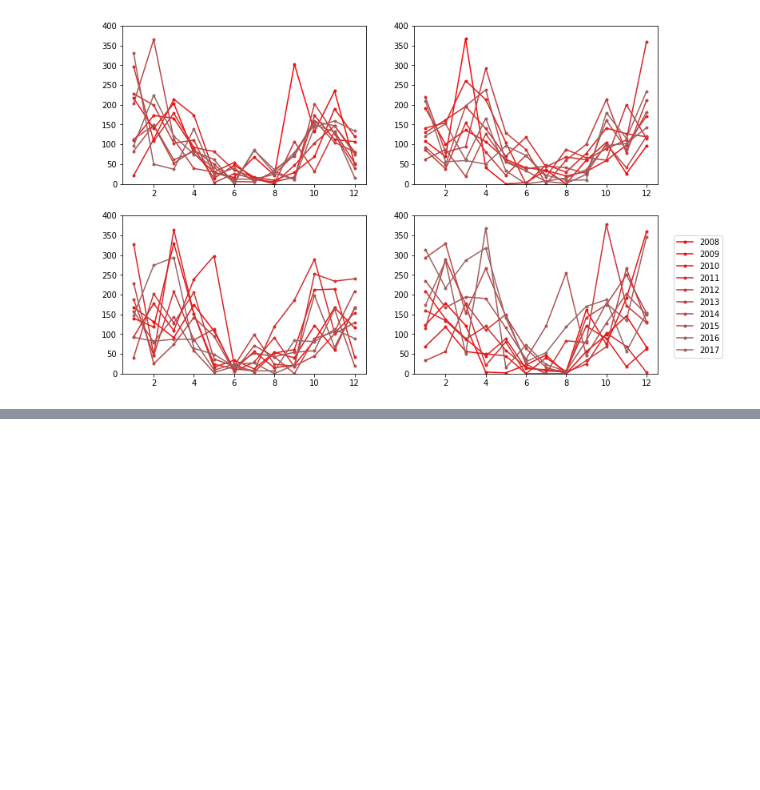
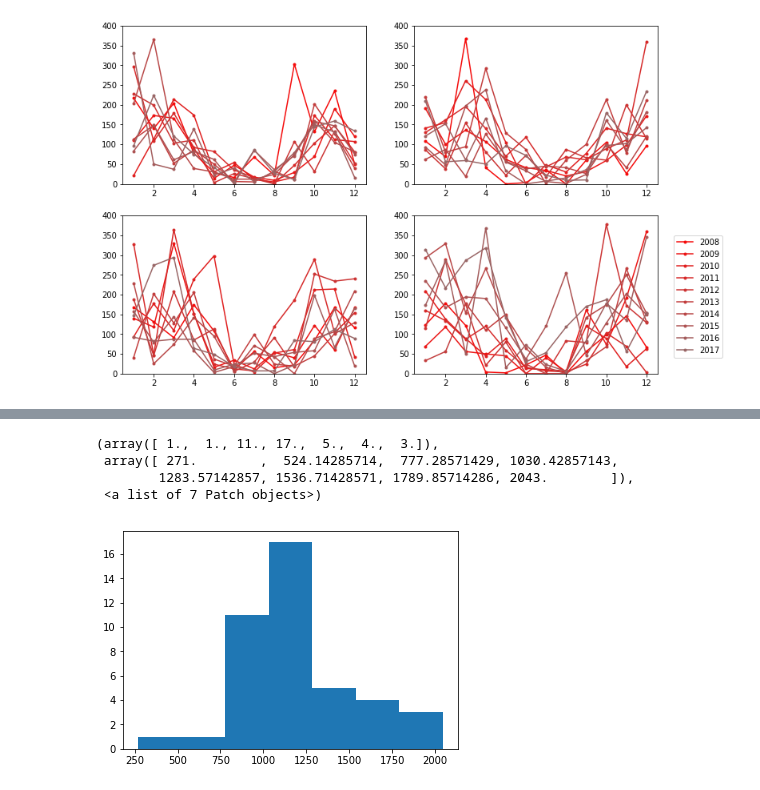
Before and after one commit to Eugenia27/BKP, a Jupyter notebook: Copia_de_Cuando_Llueve.ipynb, the cells around one changed output, grey strips where cells are left out. Saved outputs shown, nothing was run; the diff lists cells and outputs as text; code cells hidden in the pictures; blank space fills up the shorter version.

```diff
--- a/Copia_de_Cuando_Llueve.ipynb
+++ b/Copia_de_Cuando_Llueve.ipynb
@@ -137,0 +166,2 @@ lluvias[lluvias.año<2010].groupby('mesHid').rain.sum().plot()
+# %%
+sumas = pd.pivot_table(lluvias, values='rain', index=['año'],columns=['mes'], aggfunc=np.sum,margins=True)
@@ -137,0 +193,10 @@ lluvias[lluvias.año<2010].groupby('mesHid').rain.sum().plot()
+# %%
+acumuladas = sumas.All.values[:-1]
+# %%
+plt.hist(acumuladas,bins=7)
+# %% [output]
+(array([ 1.,  1., 11., 17.,  5.,  4.,  3.]),
+ array([ 271.        ,  524.14285714,  777.28571429, 1030.42857143,
+        1283.57142857, 1536.71428571, 1789.85714286, 2043.        ]),
+ <a list of 7 Patch objects>)
+[figure, added]
```
Also changed, not shown: parts of 59 cells of this notebook.
